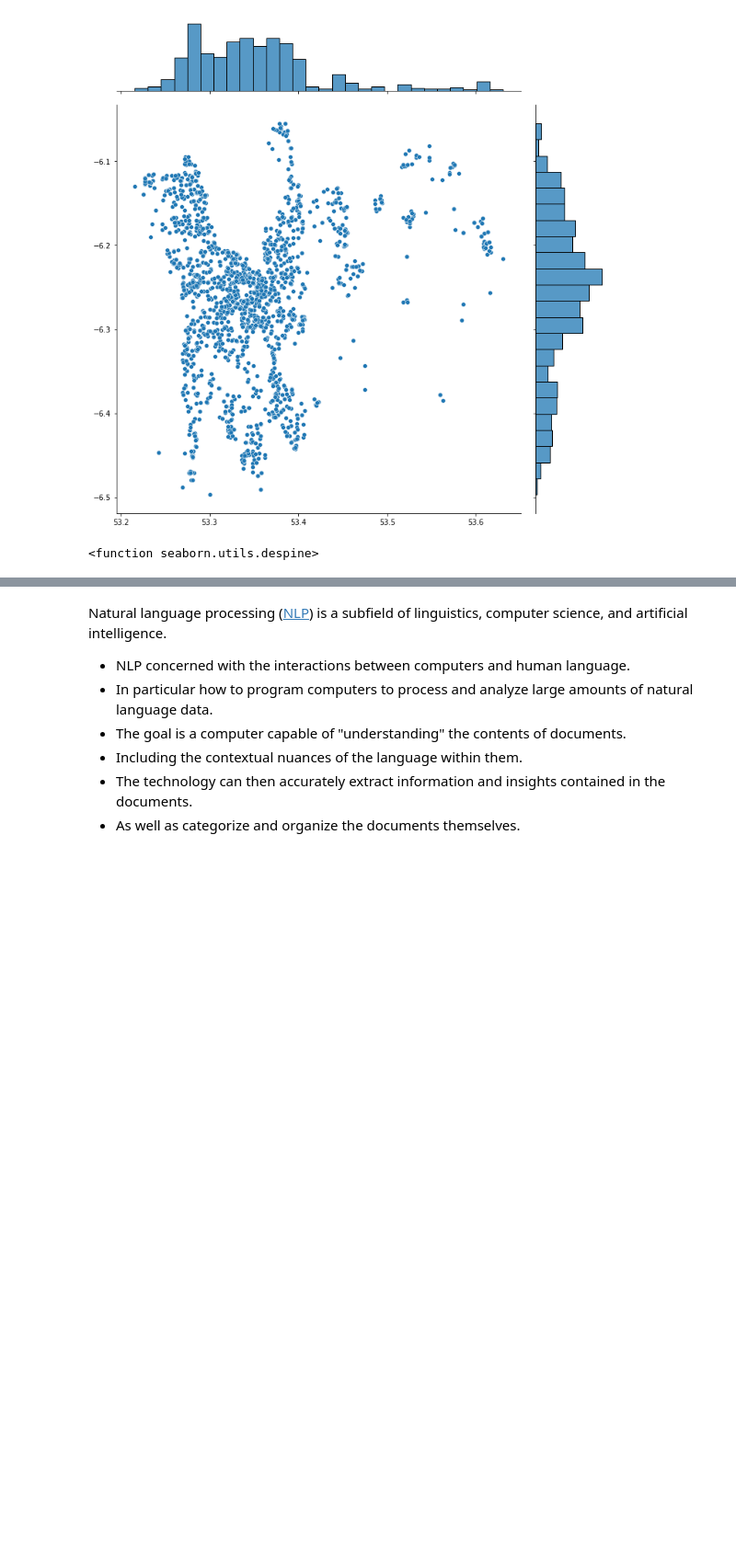
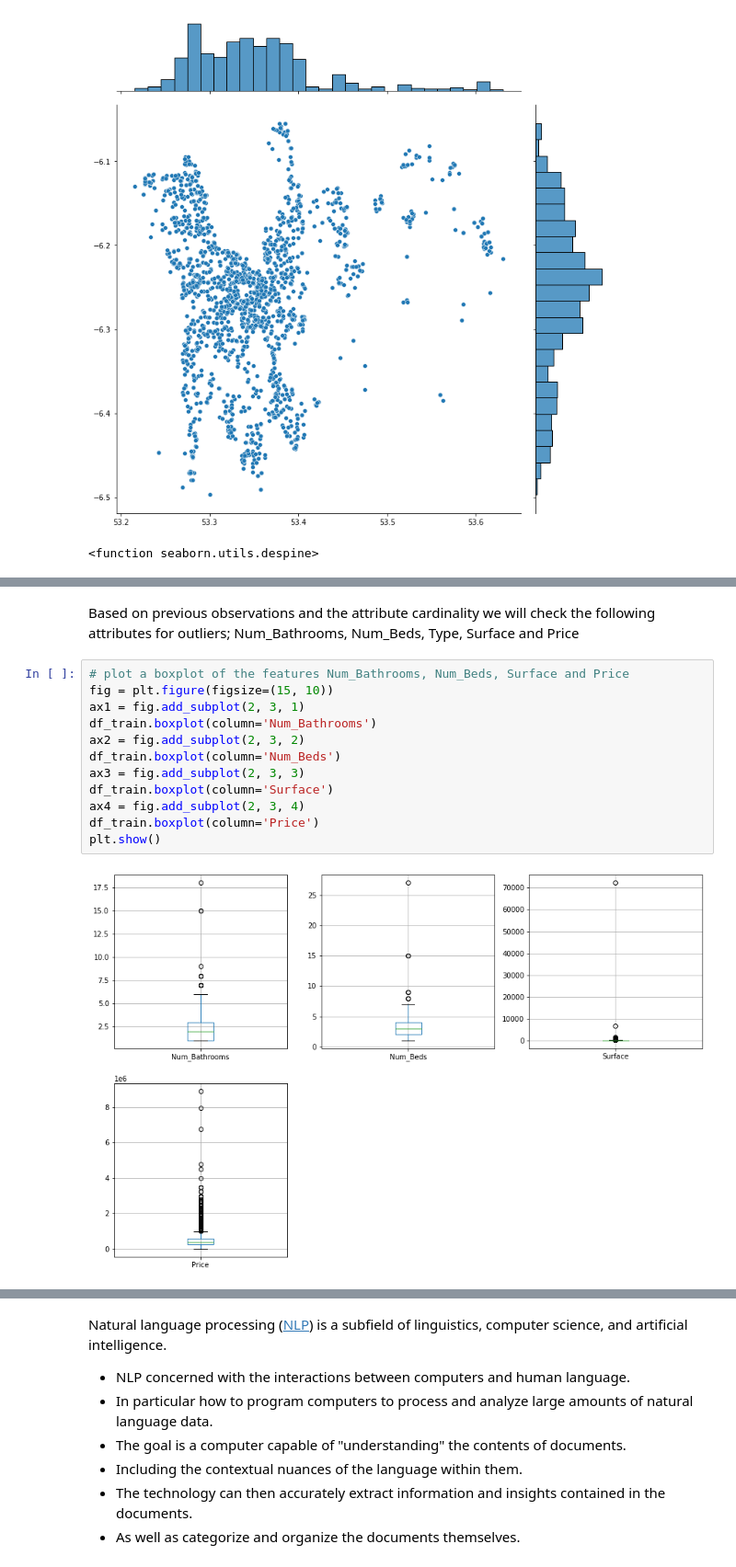
Before and after one commit to markdevine/ET5003_SEM1_2021-2, a Jupyter notebook: ET5003_KaggleCompetition_MarkDevine_19187289.ipynb, the cells around one changed output, grey strips where cells are left out. Shown at 92% size. Drawn from its saved outputs; the diff is of its cells as text; blank space fills up the shorter version.

```diff
--- a/ET5003_KaggleCompetition_MarkDevine_19187289.ipynb
+++ b/ET5003_KaggleCompetition_MarkDevine_19187289.ipynb
@@ -387,0 +399,16 @@ sns.despine
+# %% [markdown]
+Based on previous observations and the attribute cardinality we will check the following attributes for outliers; Num_Bathrooms, Num_Beds, Type, Surface and Price
+# %%
+# plot a boxplot of the features Num_Bathrooms, Num_Beds, Surface and Price
+fig = plt.figure(figsize=(15, 10))
+ax1 = fig.add_subplot(2, 3, 1)
+df_train.boxplot(column='Num_Bathrooms')
+ax2 = fig.add_subplot(2, 3, 2)
+df_train.boxplot(column='Num_Beds')
+ax3 = fig.add_subplot(2, 3, 3)
+df_train.boxplot(column='Surface')
+ax4 = fig.add_subplot(2, 3, 4)
+df_train.boxplot(column='Price')
+plt.show()
+# %% [output]
+[figure, added]
```
Also changed, not shown: parts of 12 cells of this notebook.
